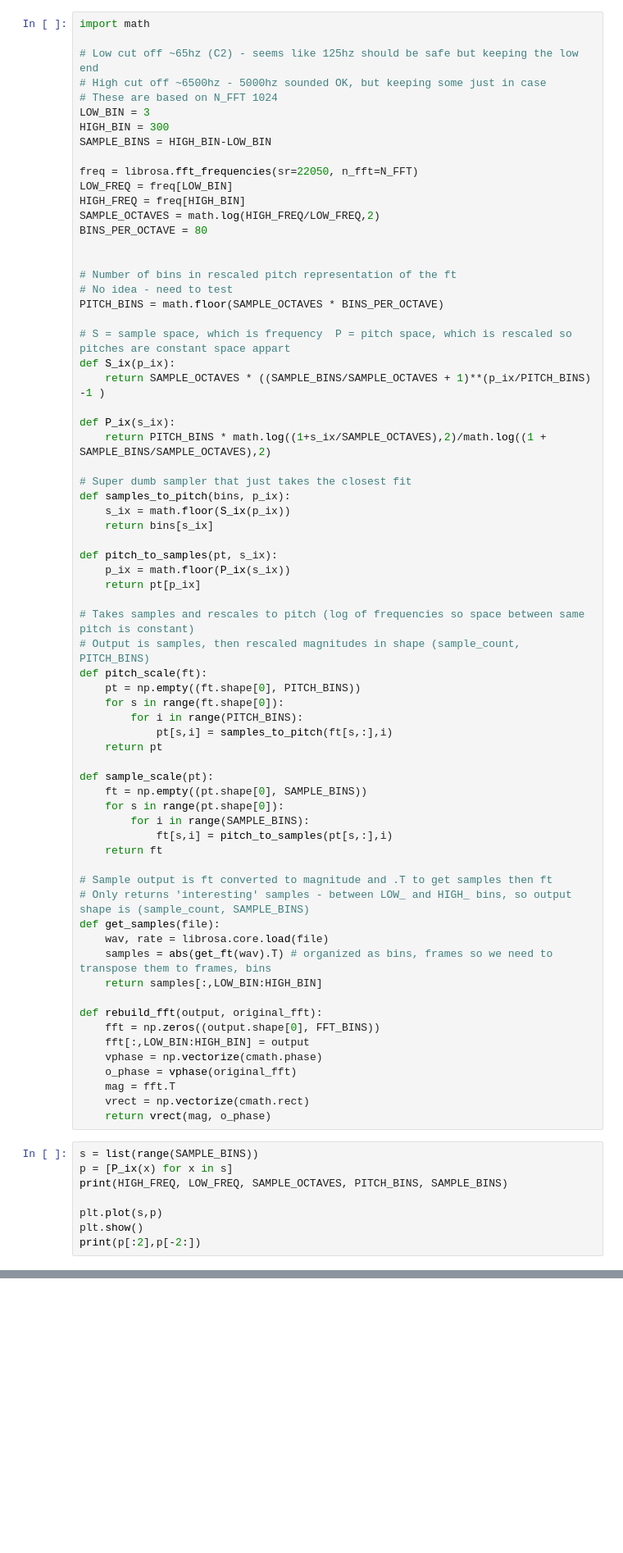
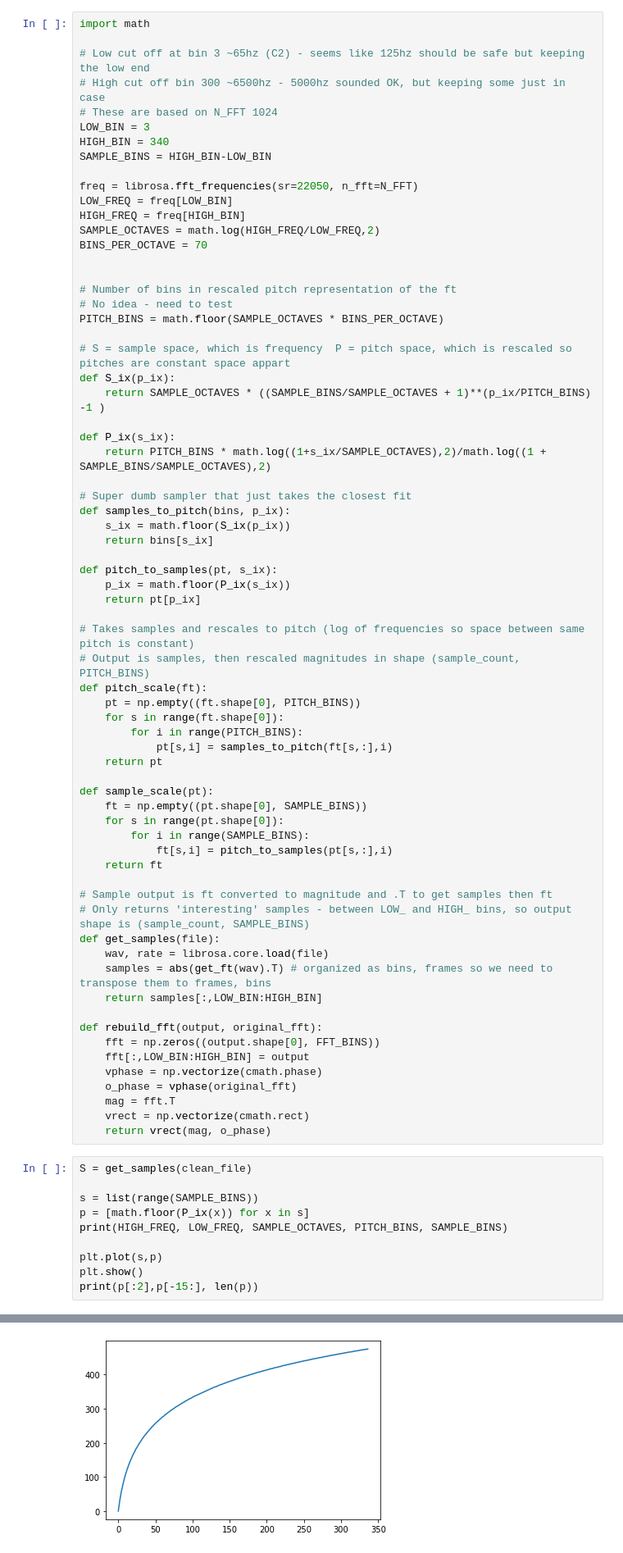
Before and after one commit to dweih/AudioCleaning, a Jupyter notebook: Basic Tests.ipynb, the cells around one changed output, grey strips where cells are left out. Shown at 82% size. Cells and saved outputs as stored; diff of their text form; blank space fills up the shorter version.

```diff
--- a/Basic Tests.ipynb
+++ b/Basic Tests.ipynb
@@ -33,18 +42,18 @@ print(freq[292], freq[3])
 # %%
 import math
 
-# Low cut off ~65hz (C2) - seems like 125hz should be safe but keeping the low end
-# High cut off ~6500hz - 5000hz sounded OK, but keeping some just in case
+# Low cut off at bin 3 ~65hz (C2) - seems like 125hz should be safe but keeping the low end
+# High cut off bin 300 ~6500hz - 5000hz sounded OK, but keeping some just in case
 # These are based on N_FFT 1024
 LOW_BIN = 3
-HIGH_BIN = 300
+HIGH_BIN = 340
 SAMPLE_BINS = HIGH_BIN-LOW_BIN
 
 freq = librosa.fft_frequencies(sr=22050, n_fft=N_FFT)
 LOW_FREQ = freq[LOW_BIN]
 HIGH_FREQ = freq[HIGH_BIN]
 SAMPLE_OCTAVES = math.log(HIGH_FREQ/LOW_FREQ,2)
-BINS_PER_OCTAVE = 80
+BINS_PER_OCTAVE = 70
 
 
 # Number of bins in rescaled pitch representation of the ft
@@ -99,10 +108,13 @@ def rebuild_fft(output, original_fft):
     vrect = np.vectorize(cmath.rect)
     return vrect(mag, o_phase)
 # %%
+S = get_samples(clean_file)
+
 s = list(range(SAMPLE_BINS))
-p = [P_ix(x) for x in s]
+p = [math.floor(P_ix(x)) for x in s]
 print(HIGH_FREQ, LOW_FREQ, SAMPLE_OCTAVES, PITCH_BINS, SAMPLE_BINS)
 
 plt.plot(s,p)
 plt.show()
-print(p[:2],p[-2:])
+print(p[:2],p[-15:], len(p))
+# %% [output]
@@ -108,0 +122 @@ print(p[:2],p[-2:])
+[figure, added]
```
Also changed, not shown: parts of 14 cells of this notebook.
